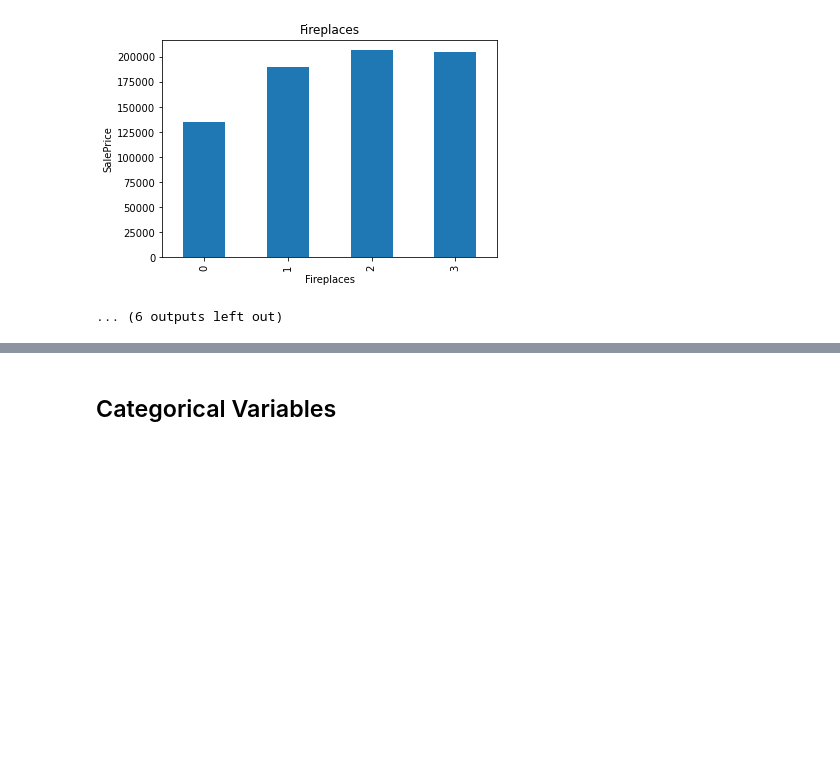
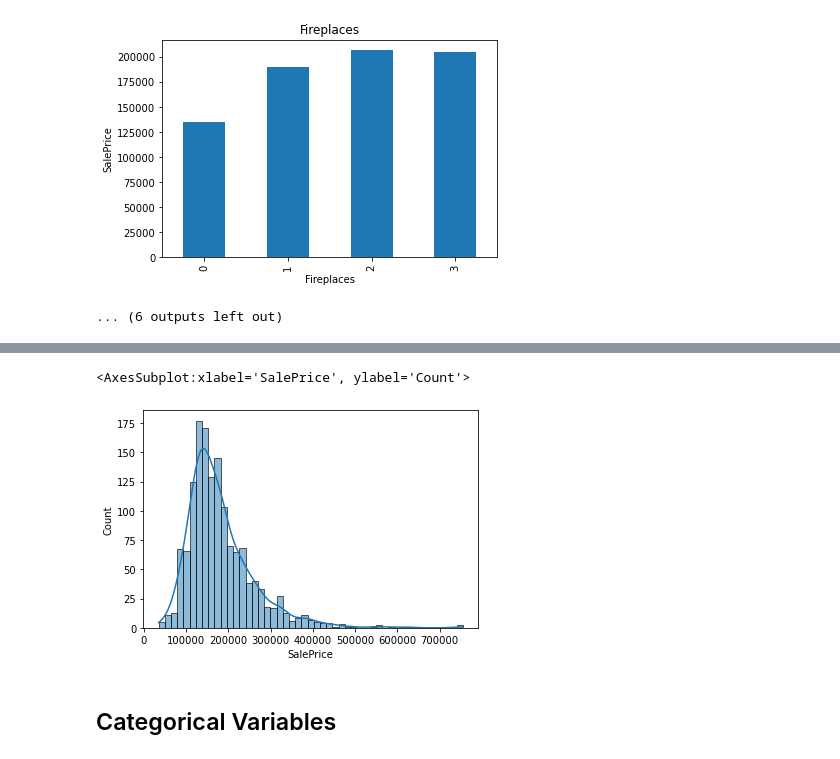
Before and after one commit to FazlullahBokhari/python-Labraries, a Jupyter notebook: EDA.ipynb, the cells around one changed output, grey strips where cells are left out. Drawn from its saved outputs; the diff is of its cells as text; code cells hidden in the pictures; blank space fills up the shorter version.

```diff
--- a/EDA.ipynb
+++ b/EDA.ipynb
@@ -380,3 +402,8 @@ sns.histplot(dataset['SalePrice'])
+# %%
+sns.histplot(dataset['SalePrice'],kde=True)
+# %% [output]
+<AxesSubplot:xlabel='SalePrice', ylabel='Count'>
+[figure, added]
 # %% [markdown]
 ## Categorical Variables
 # %%
```
Also changed, not shown: parts of 11 cells of this notebook.
